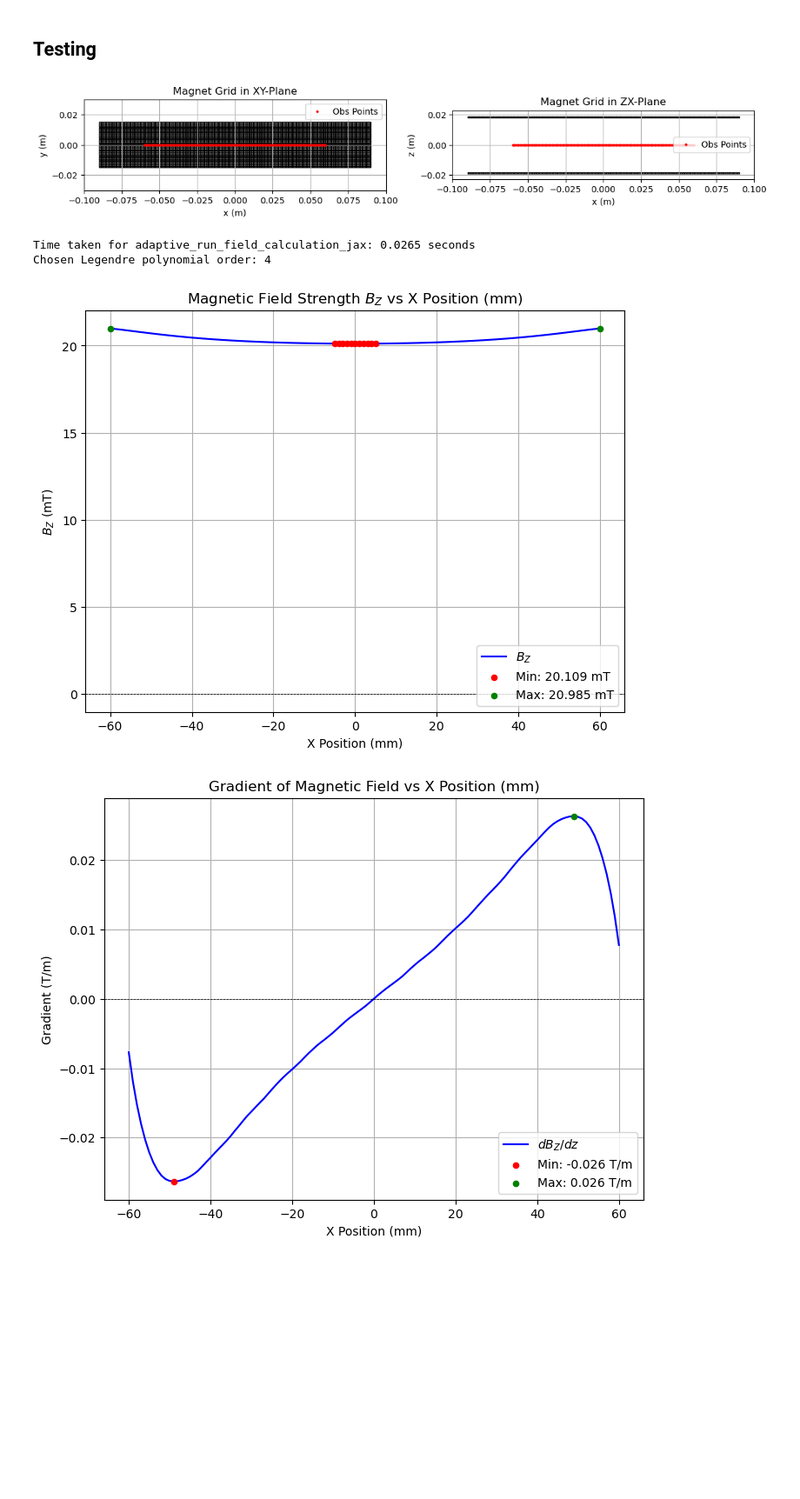
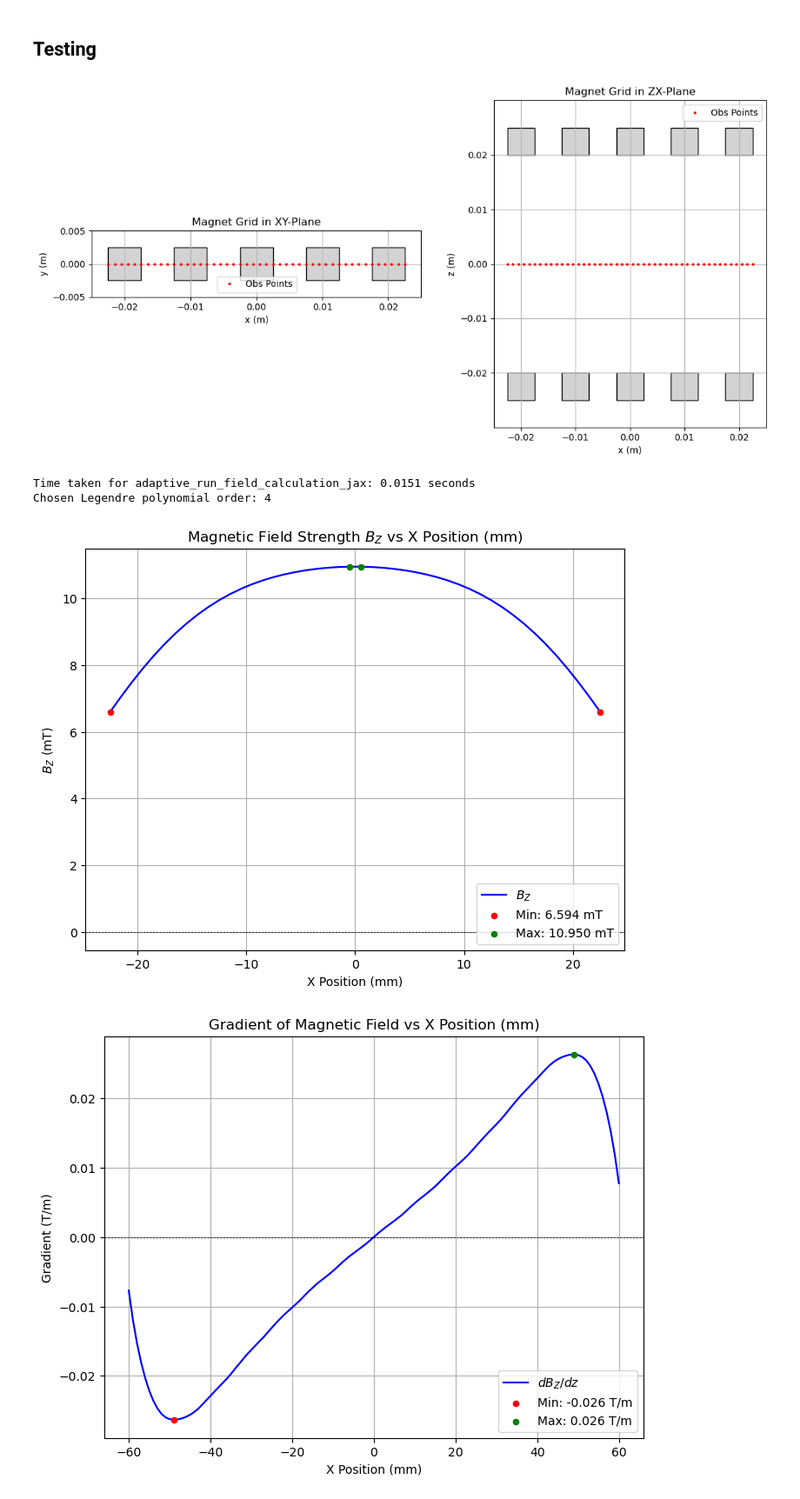
Before and after one commit to joostwijn/Rotating_Magnetic_Setup, a Jupyter notebook: 3. Magnets/Field_Shaping_Algorithm_JAX.ipynb, the cells around one changed output. Shown at 87% size. Drawn from its saved outputs; the diff is of its cells as text; code cells hidden in the pictures; blank space fills up the shorter version.

```diff
--- a/3. Magnets/Field_Shaping_Algorithm_JAX.ipynb
+++ b/3. Magnets/Field_Shaping_Algorithm_JAX.ipynb
@@ -755,43 +755,43 @@ def plot_derivative(mode=None):
 #------------------------------------------------------------------
 # Clears the JIT compilation cache, forcing functions to recompile every time dimensions are changed.
 # Recompiltion is not neccesary when changing H, MZ or ZL, but clearing caches is a good practice to avoid memory issues.
 #------------------------------------------------------------------
 jax.clear_caches()
 
 #------------------------------------------------------------------
 # Dimensions and coordinates of the magnet grid, magnets and observation points.
 #------------------------------------------------------------------
-A_TOTAL = 180e-3    # Grid width (x-dimension)
-A_ONE   = 1e-3   # Magnet width (x-dimension)
-N_X     = 180     # Number of magnets in x-direction
-B_TOTAL = 30e-3    # Grid depth (y-dimension)
-B_ONE   = 1e-3     # Magnet depth (y-dimension)
-N_Y     = 27       # Number of magnets in y-direction
-H       = 1e-3     # Magnet height (z-dimension)
+A_TOTAL = 45e-3    # Grid width (x-dimension)
+A_ONE   = 5e-3   # Magnet width (x-dimension)
+N_X     = 5    # Number of magnets in x-direction
+B_TOTAL = 5e-3    # Grid depth (y-dimension)
+B_ONE   = 5e-3     # Magnet depth (y-dimension)
+N_Y     = 1      # Number of magnets in y-direction
+H       = 5e-3     # Magnet height (z-dimension)
 MZ      = 1.29     # Magnetization along z
 
 # Vertical offsets for each magnet column (using same offset for all)
-ZL = jnp.full(N_X, 18e-3) # jnp.array([20e-3, 20e-3, 20e-3, 20e-3, 20e-3, 20e-3, 20e-3, 20e-3, 20e-3, 20e-3]); jnp.full(N_X, 20e-3)
+ZL = jnp.full(N_X, 20e-3) # jnp.array([20e-3, 20e-3, 20e-3, 20e-3, 20e-3, 20e-3, 20e-3, 20e-3, 20e-3, 20e-3]); jnp.full(N_X, 20e-3)
 # jnp.array([16e-3, 18e-3, 20e-3, 20e-3, 20e-3, 20e-3, 20e-3, 20e-3, 20e-3, 20e-3, 20e-3, 20e-3, 20e-3, 20e-3, 20e-3, 20e-3, 18e-3, 16e-3])
 
 
 # Observation points (only one coordinate can be an array; the others must be scalars)
-X_VAL = jnp.arange(-60e-3, 61e-3, 1e-3)  # jnp.arange(-40e-3, 41e-3, 1e-3)
+X_VAL = jnp.arange(-22.5e-3, 23.5e-3, 1e-3)  # jnp.arange(-40e-3, 41e-3, 1e-3)
 Y_VAL = 0.0  # jnp.arange(-9e-3, 10e-3, 1e-3)
 Z_VAL = 0.0  # jnp.arange(-19e-3, 20e-3, 1e-3)
 
 # Precompute Legendre nodes/weights only for the fixed order.
 NODES_DICT, WEIGHTS_DICT = fixed_precompute_leggauss([FIXED_ORDER])
 NODES = NODES_DICT[FIXED_ORDER]
 WEIGHTS = WEIGHTS_DICT[FIXED_ORDER]
 
 # Precompute integration parameters using the observation values and grid settings.
 X_MINS, X_MAXS, Y_MINS, Y_MAXS, x_flat, y_flat, z_flat = fixed_setup_integration(X_VAL, Y_VAL, Z_VAL, A_TOTAL, A_ONE, B_TOTAL, B_ONE)
 
 # Plot the magnetic grid and view the observation points.
 plot_magnet_grid(A_TOTAL, A_ONE, N_X, B_TOTAL, B_ONE, N_Y, H, ZL, X_VAL, Y_VAL, Z_VAL)
 # %% [output]
-[figure, old version]
+[figure, new version]
 # %%
 # Warm-up: call the adaptive function once to trigger JAX compilation.
 _ = adaptive_run_field_calculation_jax()
@@ -807,9 +807,9 @@ print("Chosen Legendre polynomial order:", chosen_order)
 # If the observation coordinate is along x, plot the field versus x.
 plot_Bz()
 # %% [output]
-Time taken for adaptive_run_field_calculation_jax: 0.0265 seconds
+Time taken for adaptive_run_field_calculation_jax: 0.0151 seconds
 Chosen Legendre polynomial order: 4
-[figure, old version]
+[figure, new version]
 # %%
 plot_derivative()
 # %% [output]
```
Also changed, not shown: parts of 1 cell of this notebook, 7 other files.
